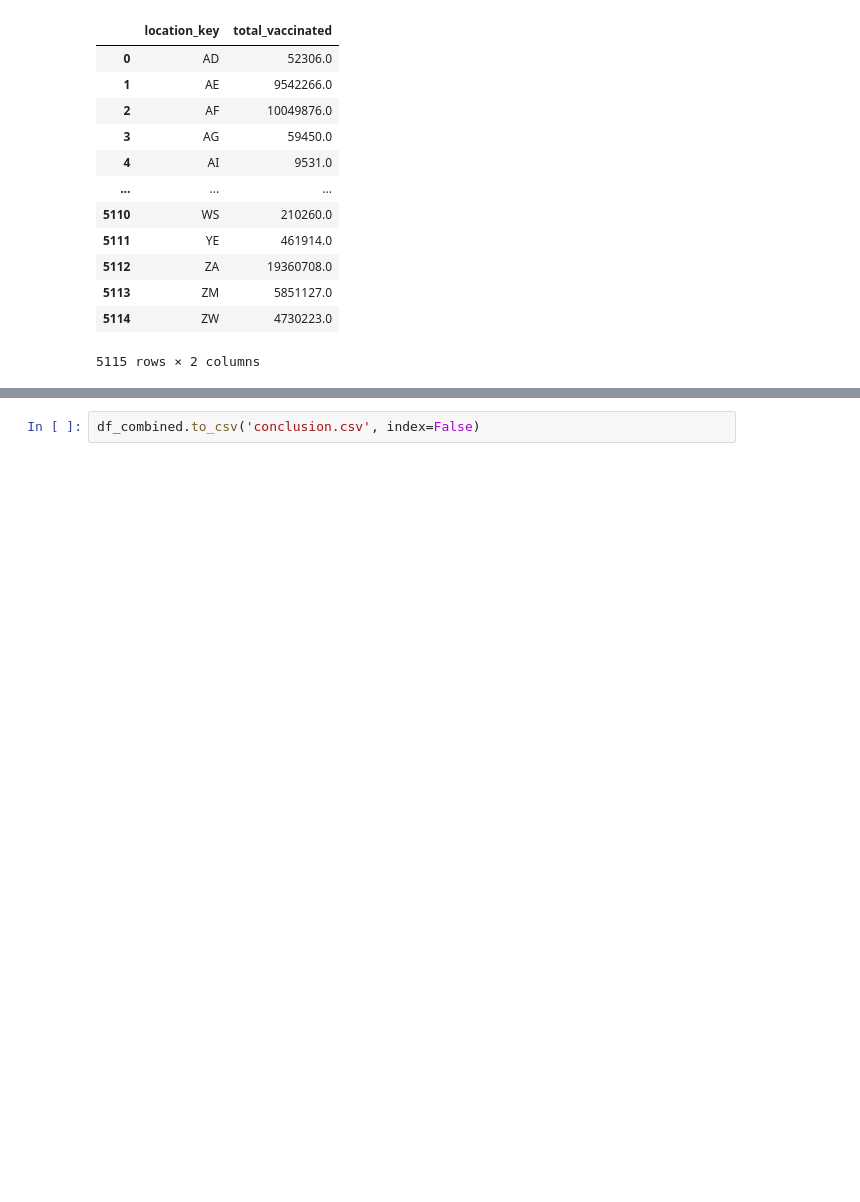
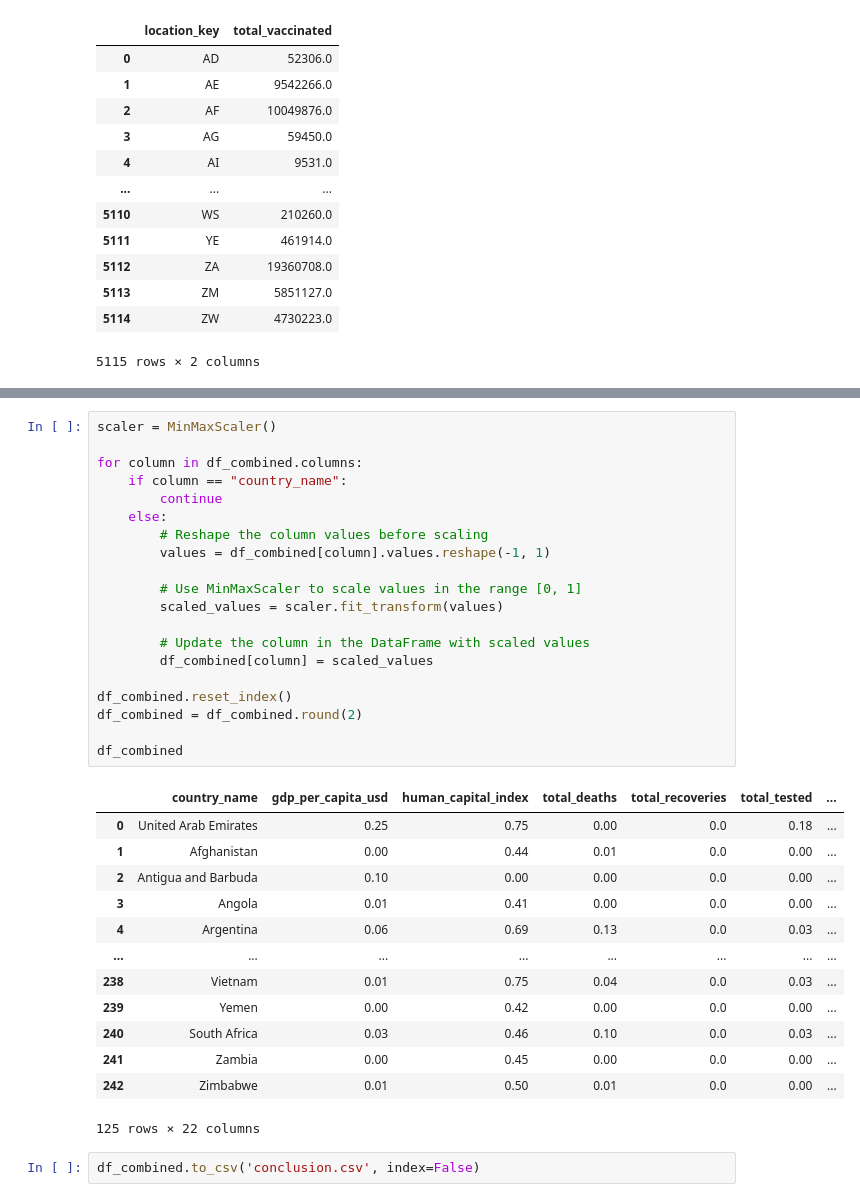
Before and after one commit to shaoormunir/ecs272-final-project, a Jupyter notebook: data/conclusion/analysis.ipynb, the cells around one changed output, grey strips where cells are left out. Drawn from its saved outputs; the diff is of its cells as text; blank space fills up the shorter version.

```diff
--- a/data/conclusion/analysis.ipynb
+++ b/data/conclusion/analysis.ipynb
@@ -215,2 +225,36 @@ df_combined
+# %%
+scaler = MinMaxScaler()
+
+for column in df_combined.columns:
+    if column == "country_name":
+        continue
+    else:
+        # Reshape the column values before scaling
+        values = df_combined[column].values.reshape(-1, 1)
+
+        # Use MinMaxScaler to scale values in the range [0, 1]
+        scaled_values = scaler.fit_transform(values)
+
+        # Update the column in the DataFrame with scaled values
+        df_combined[column] = scaled_values
+
+df_combined.reset_index()
+df_combined = df_combined.round(2)
+
+df_combined
+# %% [output]
+|  | country_name | gdp_per_capita_usd | human_capital_index | total_deaths | total_recoveries | total_tested | ... |
+| 0 | United Arab Emirates | 0.25 | 0.75 | 0.00 | 0.0 | 0.18 | ... |
+| 1 | Afghanistan | 0.00 | 0.44 | 0.01 | 0.0 | 0.00 | ... |
+| 2 | Antigua and Barbuda | 0.10 | 0.00 | 0.00 | 0.0 | 0.00 | ... |
+| 3 | Angola | 0.01 | 0.41 | 0.00 | 0.0 | 0.00 | ... |
+| 4 | Argentina | 0.06 | 0.69 | 0.13 | 0.0 | 0.03 | ... |
+| ... | ... | ... | ... | ... | ... | ... | ... |
+| 238 | Vietnam | 0.01 | 0.75 | 0.04 | 0.0 | 0.03 | ... |
+| 239 | Yemen | 0.00 | 0.42 | 0.00 | 0.0 | 0.00 | ... |
+| 240 | South Africa | 0.03 | 0.46 | 0.10 | 0.0 | 0.03 | ... |
+| 241 | Zambia | 0.00 | 0.45 | 0.00 | 0.0 | 0.00 | ... |
+| 242 | Zimbabwe | 0.01 | 0.50 | 0.01 | 0.0 | 0.00 | ... |
+125 rows × 22 columns
 # %%
 df_combined.to_csv('conclusion.csv', index=False)
```
Also changed, not shown: parts of 21 cells of this notebook, 3 other files.
